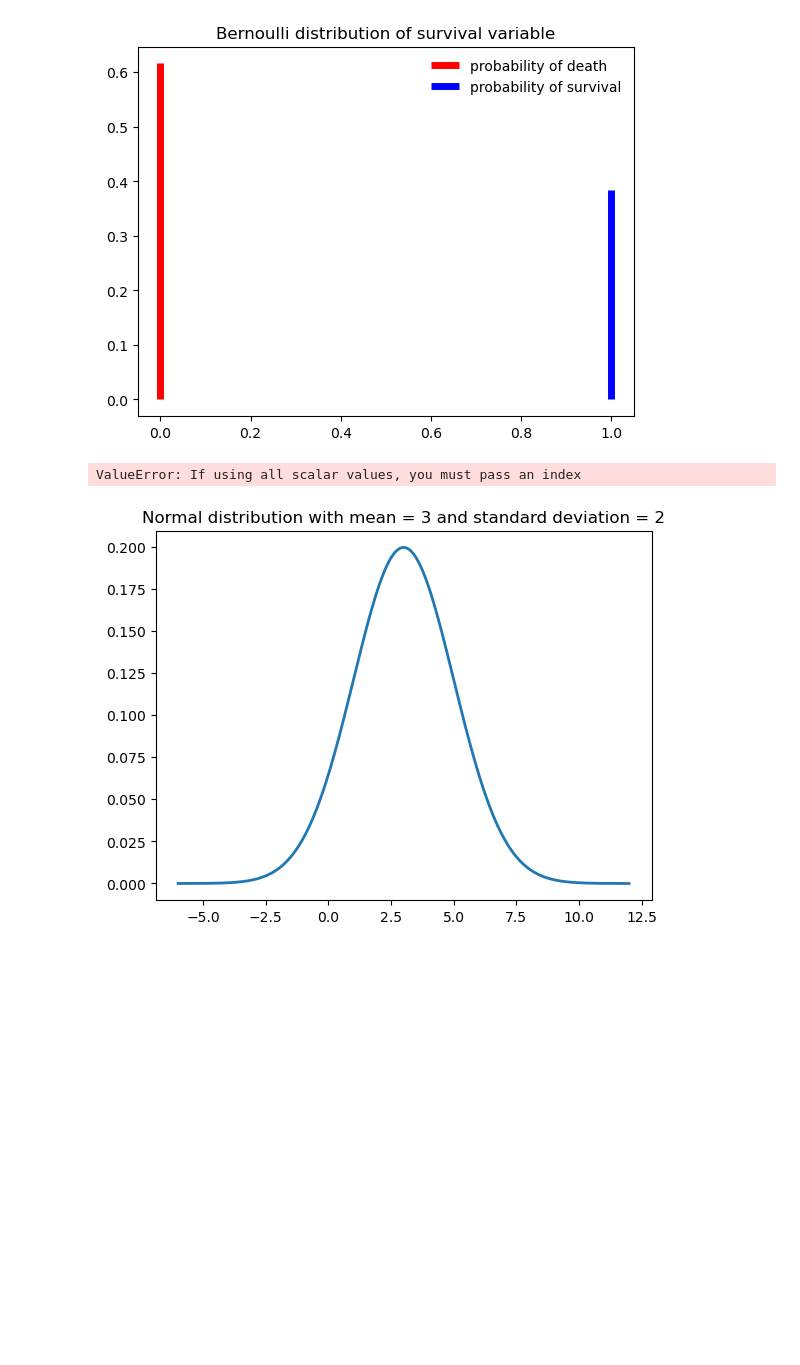
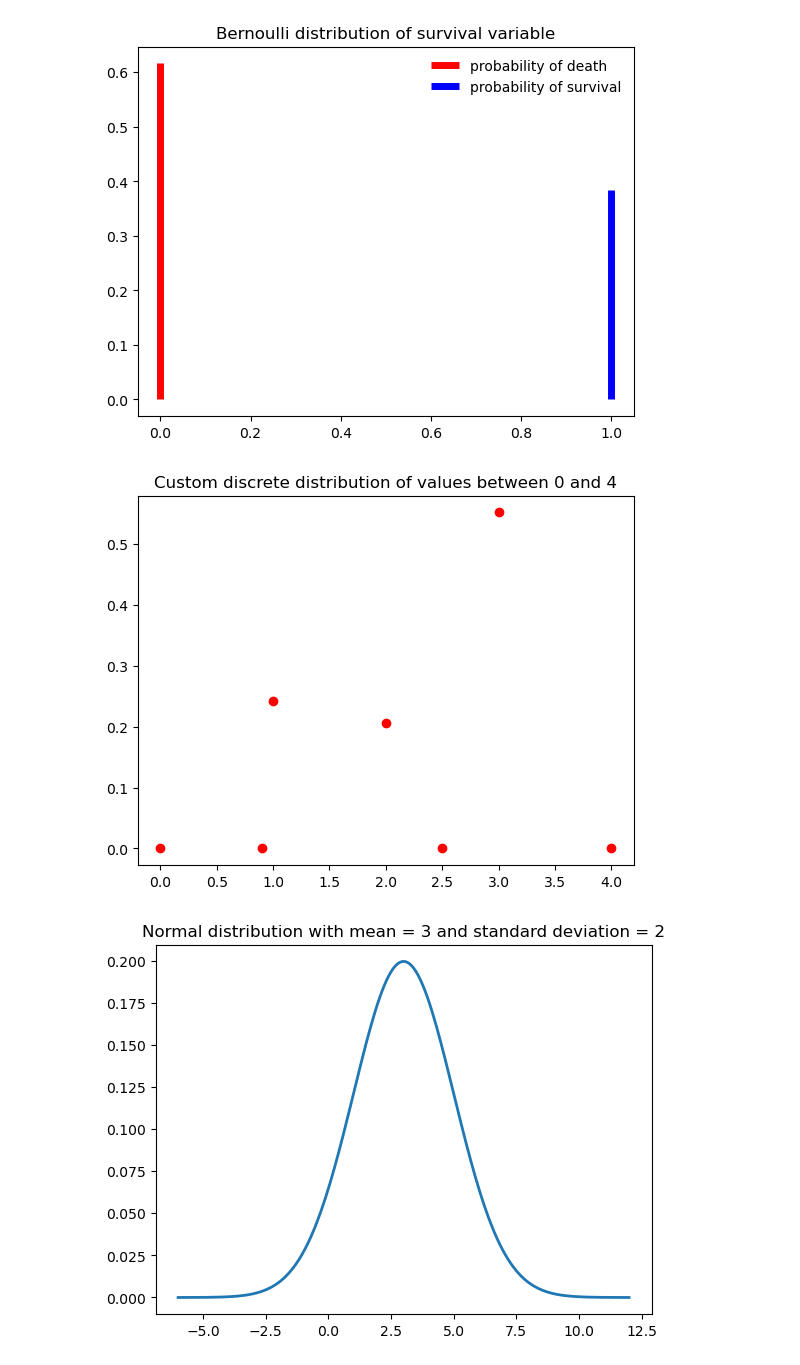
Before and after one commit to DrSkippy/misc-jupyter-notebooks, a Jupyter notebook: monte-carlo-experiments.ipynb, the cells around one changed output. Saved outputs shown, nothing was run; the diff lists cells and outputs as text; code cells hidden in the pictures; blank space fills up the shorter version.

```diff
--- a/monte-carlo-experiments.ipynb
+++ b/monte-carlo-experiments.ipynb
@@ -34,17 +34,19 @@ plt.show()
 [figure]
 # %%
 from scipy.stats import rv_discrete
-pclass_probability = pd.DataFrame({'probability': dataset.groupby(by = "pclass", as_index=False).size() / dataset.pclass.count()}).reset_index()
+pclass_counts = dataset.groupby("pclass").size().reset_index(name='count')
+pclass_counts['probability'] = pclass_counts['count'] / dataset.pclass.count()
+pclass_probability = pclass_counts[['pclass', 'probability']]
 values = pclass_probability.pclass
 probabilities = pclass_probability.probability
 custom_discrete_dist = rv_discrete(values=(values, probabilities))
 x = [0, 0.9, 1, 2, 2.5, 3, 4]
 _, ax = plt.subplots(1, 1)
 ax.plot(x, custom_discrete_dist.pmf(x), 'ro', lw=2)
 plt.title('Custom discrete distribution of values between 0 and 4')
 plt.show()
 # %% [output]
-ValueError: If using all scalar values, you must pass an index
+[figure, added]
 # %%
 from scipy.stats import norm
 mean = 3
```
Also changed, not shown: parts of 2 cells of this notebook, 5 other files.
